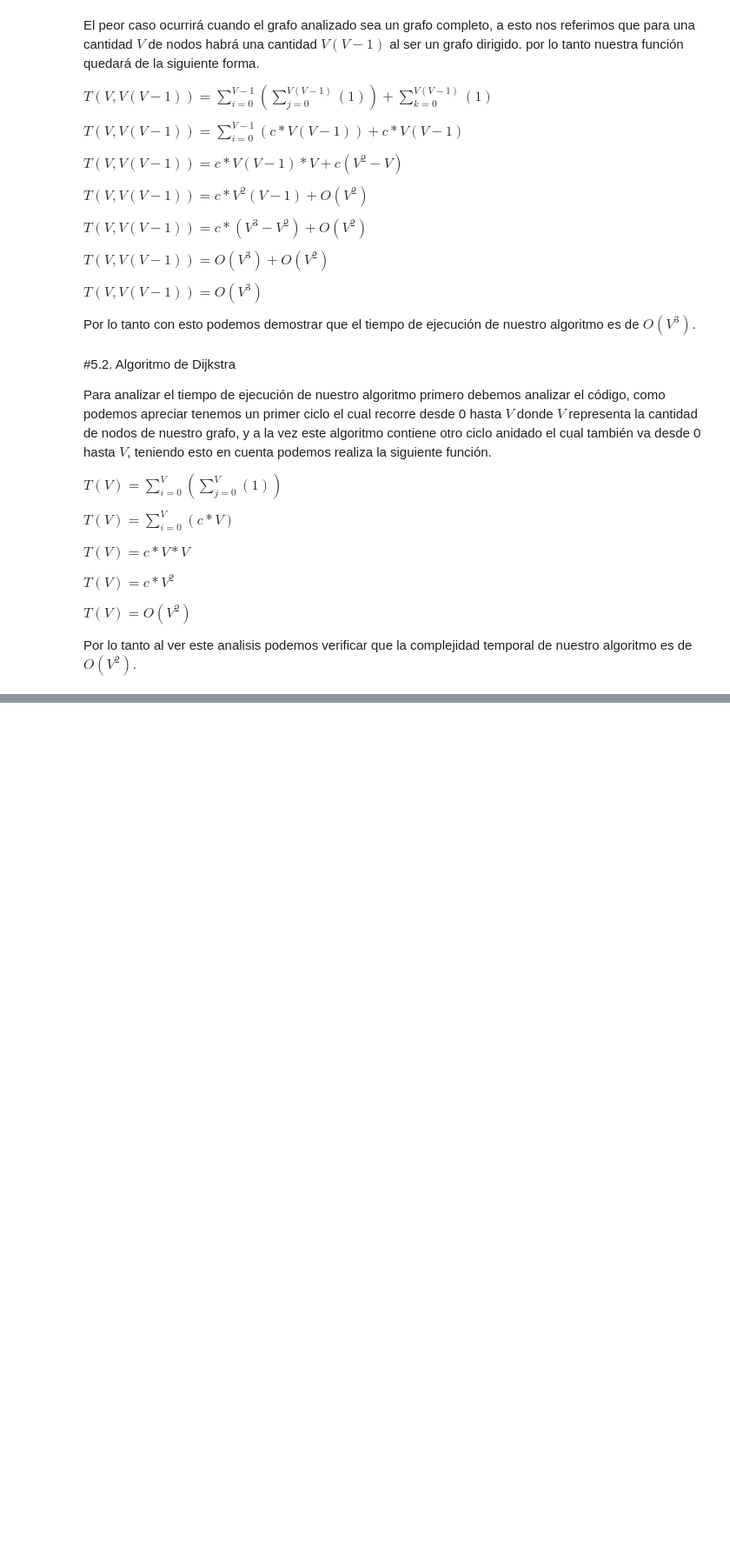
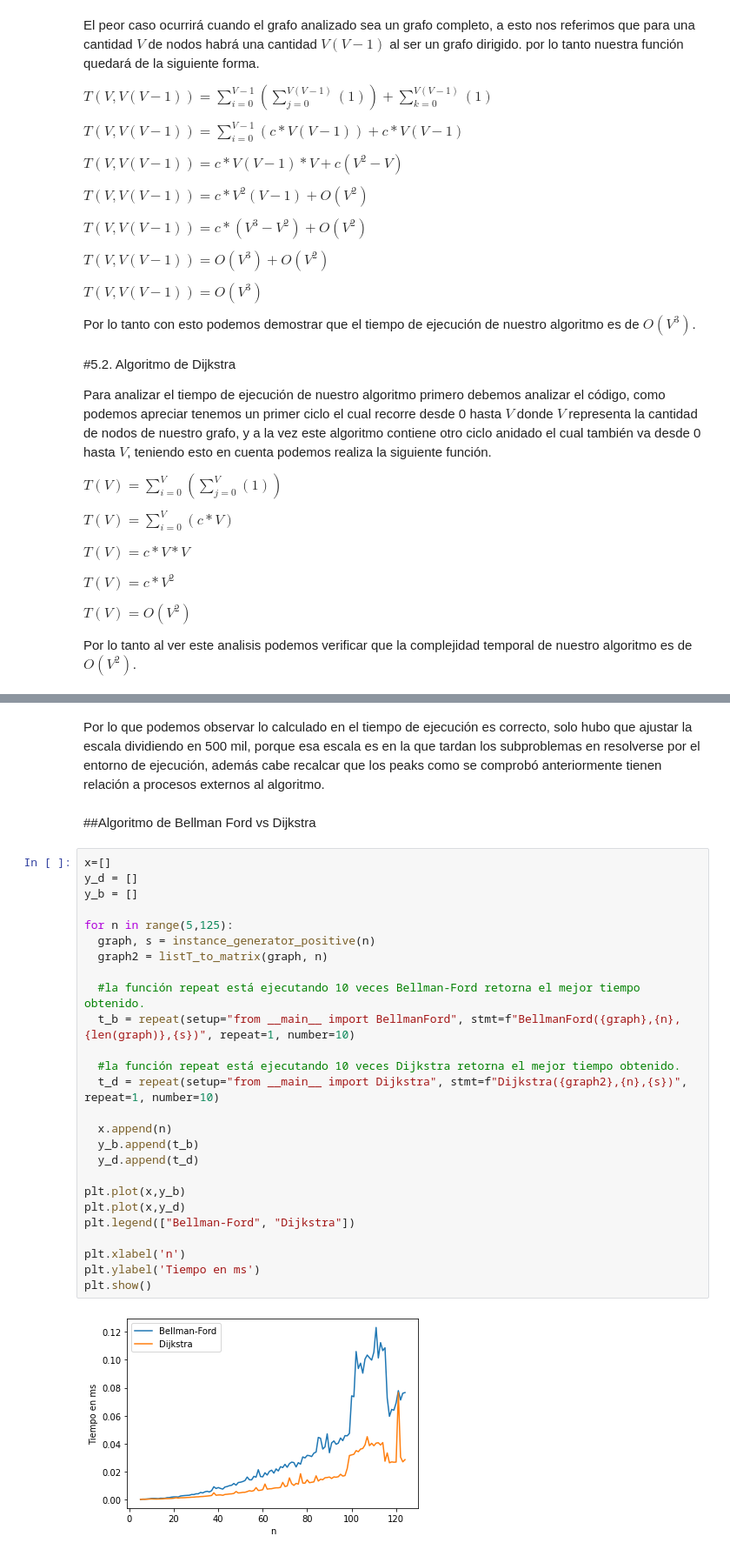
Before and after one commit to LosPowerPeralta/ADA-Informes-Matias, a Jupyter notebook: Informe_Algoritmo_Bellman_Ford.ipynb, the cells around one changed output, grey strips where cells are left out. Shown at 87% size. Cells and saved outputs as stored; diff of their text form; blank space fills up the shorter version.

```diff
--- a/Informe_Algoritmo_Bellman_Ford.ipynb
+++ b/Informe_Algoritmo_Bellman_Ford.ipynb
@@ -433,0 +502,32 @@ Por lo tanto al ver este analisis podemos verificar que la complejidad temporal
+# %% [markdown]
+Por lo que podemos observar lo calculado en el tiempo de ejecución es correcto, solo hubo que ajustar la escala dividiendo en 500 mil, porque esa escala es en la que tardan los subproblemas en resolverse por el entorno de ejecución, además cabe recalcar que los peaks como se comprobó anteriormente tienen relación a procesos externos al algoritmo.
+# %% [markdown]
+##Algoritmo de Bellman Ford vs Dijkstra
+# %%
+x=[]
+y_d = []
+y_b = []
+
+for n in range(5,125):
+  graph, s = instance_generator_positive(n)
+  graph2 = listT_to_matrix(graph, n)
+
+  #la función repeat está ejecutando 10 veces Bellman-Ford retorna el mejor tiempo obtenido.
+  t_b = repeat(setup="from __main__ import BellmanFord", stmt=f"BellmanFord({graph},{n},{len(graph)},{s})", repeat=1, number=10)
+
+  #la función repeat está ejecutando 10 veces Dijkstra retorna el mejor tiempo obtenido.
+  t_d = repeat(setup="from __main__ import Dijkstra", stmt=f"Dijkstra({graph2},{n},{s})", repeat=1, number=10)
+
+  x.append(n)
+  y_b.append(t_b)
+  y_d.append(t_d)
+
+plt.plot(x,y_b)
+plt.plot(x,y_d)
+plt.legend(["Bellman-Ford", "Dijkstra"])
+
+plt.xlabel('n')
+plt.ylabel('Tiempo en ms')
+plt.show()
+# %% [output]
+[figure, added]
```
Also changed, not shown: parts of 7 cells of this notebook.
